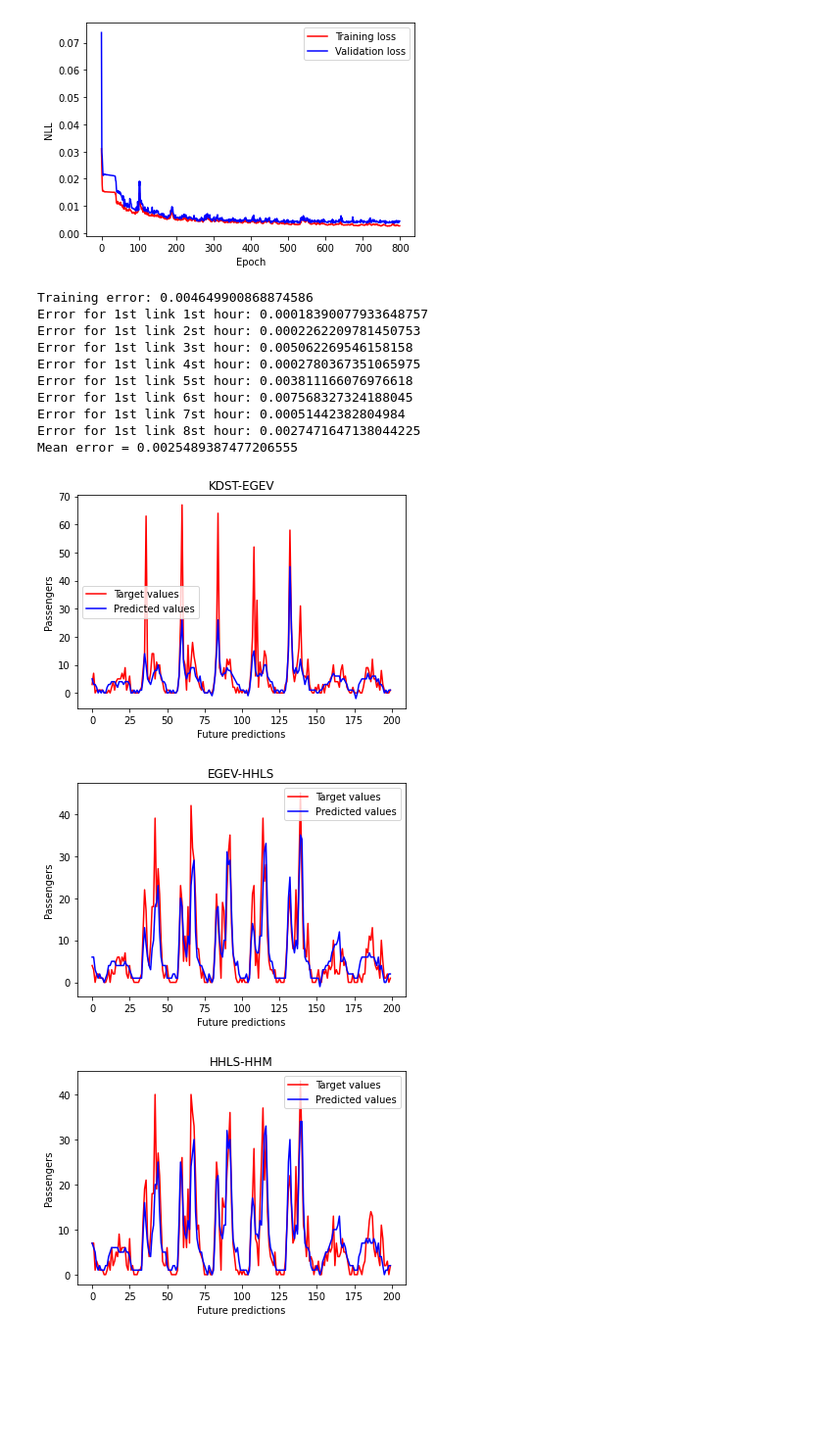
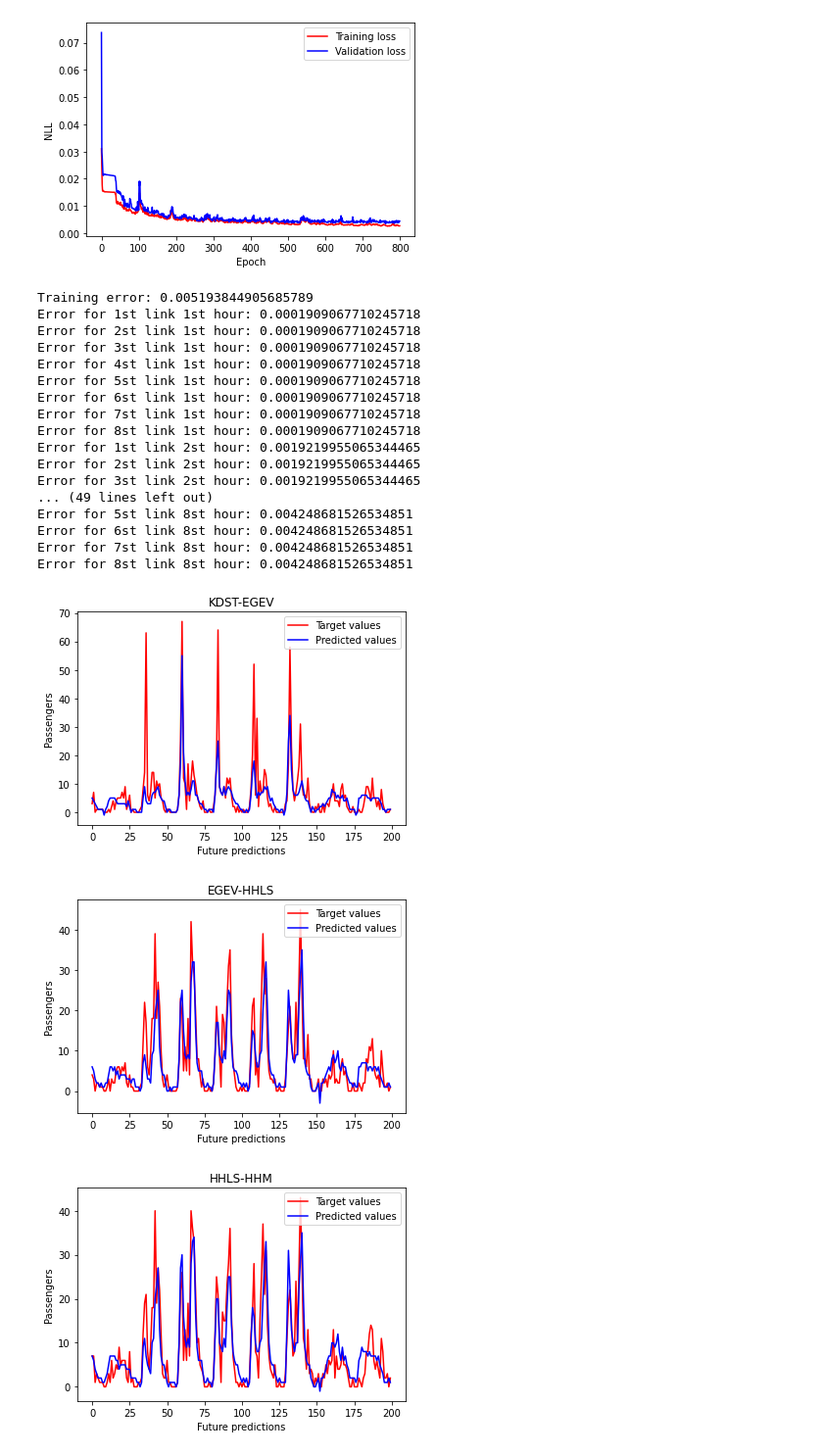
Before and after one commit to NikosZampelis/CrowdednessPrediction-DeepLearningDTU-2020, a Jupyter notebook: src/CrowdednessPrediction_Autoencoder_Nikos_8hourStride_normalizedData.ipynb, the cells around one changed output. Shown at 98% size. Cells and saved outputs as stored; diff of their text form; code cells hidden in the pictures; blank space fills up the shorter version.

```diff
--- a/src/CrowdednessPrediction_Autoencoder_Nikos_8hourStride_normalizedData.ipynb
+++ b/src/CrowdednessPrediction_Autoencoder_Nikos_8hourStride_normalizedData.ipynb
@@ -563,13 +563,15 @@ print("Training error: " + str(training_error))
 
 
 ### Calculate errors per link, per future hours
-error = []
+error = [[] for _ in range(num_features)]
 for hour in range(look_ahead):
-  error.append(np.mean(np.square(np.subtract(targets_for_error[:][hour][5], outputs_for_error[:][hour][5]))))
+  for link in range(8):
+    error[link].append(np.mean(np.square(np.subtract(targets_for_error[:][hour][link], outputs_for_error[:][hour][link]))))
 
-for h in range(len(error)):
-  print("Error for 1st link "+ str(h+1) + "st hour: " + str(error[h]))
-print("Mean error = " + str(np.mean(error)))
+for h in range(8):
+  for l in range(8):
+    print("Error for "+str(l+1)+ "st link "+ str(h+1) + "st hour: " + str(error[link][h]))
+# print("Mean error = " + str(np.mean(error)))
 
 # Reduce the size to show better in plot
 MAX_HOURS = 200
@@ -580,43 +582,50 @@ MAX_HOURS = 200
 # for i in range(num_features):
 #   for h in range(look_ahead):
 #     hour = np.arange(len(targets_test))
 #     title = stop_names[i] + " - " +stop_names[i+1] +", hour: "+str(h)
 #     plt.plot(hour, [link[:][h][i] for link in targets_test], 'r', label='Target values')
 #     plt.plot(hour, [link[:][h][i] for link in outputs_test], 'b', label='Predicted values')
 #     plt.legend()
 #     plt.xlabel('Predictions: '+str(MAX_HOURS)), plt.ylabel('Passengers')
 #     plt.title(title)
 #     plt.show()
 
 
 predictions = np.arange(len(targets_test) * len(targets_test[0]))
 targetsToShow = [[] for _ in range(num_features)]
 outputsToShow = [[] for _ in range(num_features)]
 # print(len(targets_test), len(targets_test[0]), len(targets_test[0][0]))
 for link in range(num_features):
   for i in range(len(targets_test)):
     for j in range(len(targets_test[0])):
       targetsToShow[link].append(targets_test[i][j][link])
       outputsToShow[link].append(outputs_test[i][j][link])
   plt.figure()
   title = stop_names[link] + '-' + stop_names[link+1]
   plt.plot(predictions[:MAX_HOURS], targetsToShow[link][:MAX_HOURS], 'r', label = 'Target values')
   plt.plot(predictions[:MAX_HOURS], outputsToShow[link][:MAX_HOURS], 'b', label = 'Predicted values')
   plt.legend()
   plt.title(title)
   plt.xlabel('Future predictions'), plt.ylabel('Passengers')
   plt.show()
 # %% [output]
-Training error: 0.004649900868874586
-Error for 1st link 1st hour: 0.00018390077933648757
-Error for 1st link 2st hour: 0.0002262209781450753
-Error for 1st link 3st hour: 0.005062269546158158
-Error for 1st link 4st hour: 0.0002780367351065975
-Error for 1st link 5st hour: 0.003811166076976618
-Error for 1st link 6st hour: 0.007568327324188045
-Error for 1st link 7st hour: 0.00051442382804984
-Error for 1st link 8st hour: 0.0027471647138044225
-Mean error = 0.0025489387477206555
+Training error: 0.005193844905685789
+Error for 1st link 1st hour: 0.0001909067710245718
+Error for 2st link 1st hour: 0.0001909067710245718
+Error for 3st link 1st hour: 0.0001909067710245718
+Error for 4st link 1st hour: 0.0001909067710245718
+Error for 5st link 1st hour: 0.0001909067710245718
+Error for 6st link 1st hour: 0.0001909067710245718
+Error for 7st link 1st hour: 0.0001909067710245718
+Error for 8st link 1st hour: 0.0001909067710245718
+Error for 1st link 2st hour: 0.0019219955065344465
+Error for 2st link 2st hour: 0.0019219955065344465
+Error for 3st link 2st hour: 0.0019219955065344465
+... (49 lines left out)
+Error for 5st link 8st hour: 0.004248681526534851
+Error for 6st link 8st hour: 0.004248681526534851
+Error for 7st link 8st hour: 0.004248681526534851
+Error for 8st link 8st hour: 0.004248681526534851
-[figure, old version]
+[figure, new version]
-[figure, old version]
+[figure, new version]
-[figure, old version]
+[figure, new version]
```
Also changed, not shown: parts of 1 cell of this notebook.
